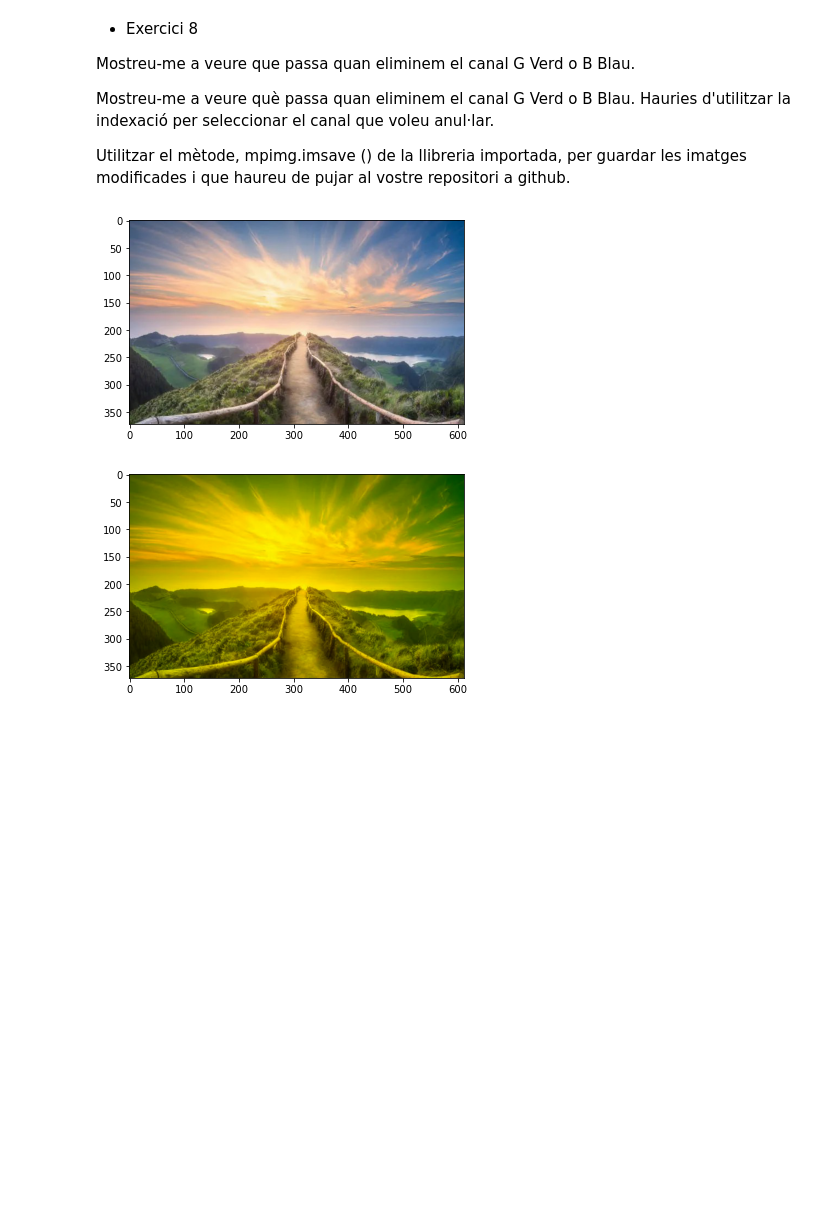
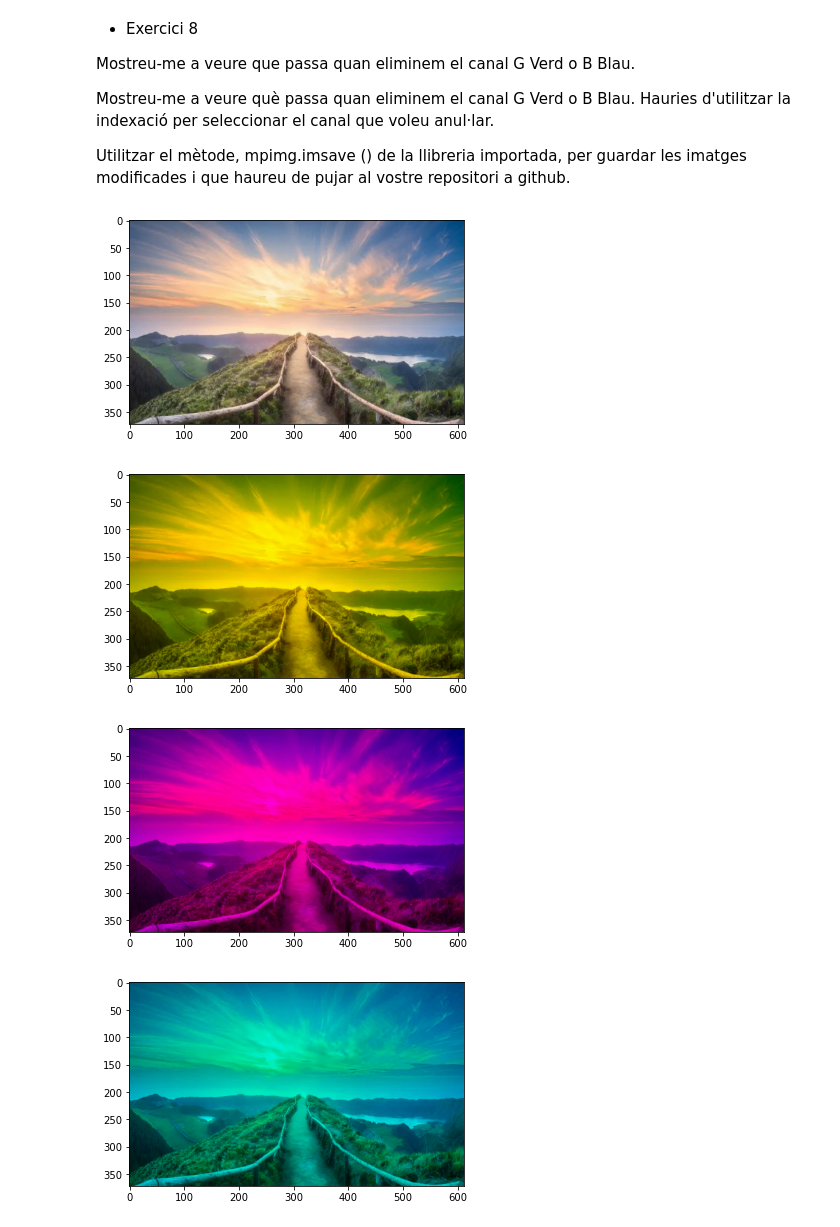
Before and after one commit to oscarrhdatascience/imatges_numpy, a Jupyter notebook: Sprint3Tasca2.ipynb, the cells around one changed output. Drawn from its saved outputs; the diff is of its cells as text; code cells hidden in the pictures; blank space fills up the shorter version.

```diff
--- a/Sprint3Tasca2.ipynb
+++ b/Sprint3Tasca2.ipynb
@@ -157,13 +257,35 @@ Utilitzar el mètode, mpimg.imsave () de la llibreria importada, per guardar les
 # %%
 import matplotlib.pyplot as plt
 import matplotlib.image as mpimg
+
+
+# Reading and showing the original image
 image = mpimg.imread("foto1.png")
 plt.imshow(image)
 plt.show()
-image[:,:,2] = np.zeros([image.shape[0], image.shape[1]])
-plt.imshow(image)
+
+# Modifying the image by deleting the blue channel
+noBlueImage = np.copy(image)
+noBlueImage[:,:,2] = 0
+plt.imshow(noBlueImage)
 plt.show()
-image_changed = mpimg.imsave("foto_change.png",image)
+image_changed1 = mpimg.imsave("foto_noblue.png",noBlueImage)
+
+# Modifying the image by deleting the green channel
+noGreenImage = np.copy(image)
+noGreenImage[:,:,1] = 0
+plt.imshow(noGreenImage)
+plt.show()
+image_changed2 = mpimg.imsave("foto_nogreen.png",noGreenImage)
+
+# Modifying the image by deleting the red channel
+noRedImage = np.copy(image)
+noRedImage[:,:,0] = 0
+plt.imshow(noRedImage)
+plt.show()
+image_changed3 = mpimg.imsave("foto_nored.png",noRedImage)
 # %% [output]
 [figure]
 [figure]
+[figure, added]
+[figure, added]
```
Also changed, not shown: parts of 11 cells of this notebook.
